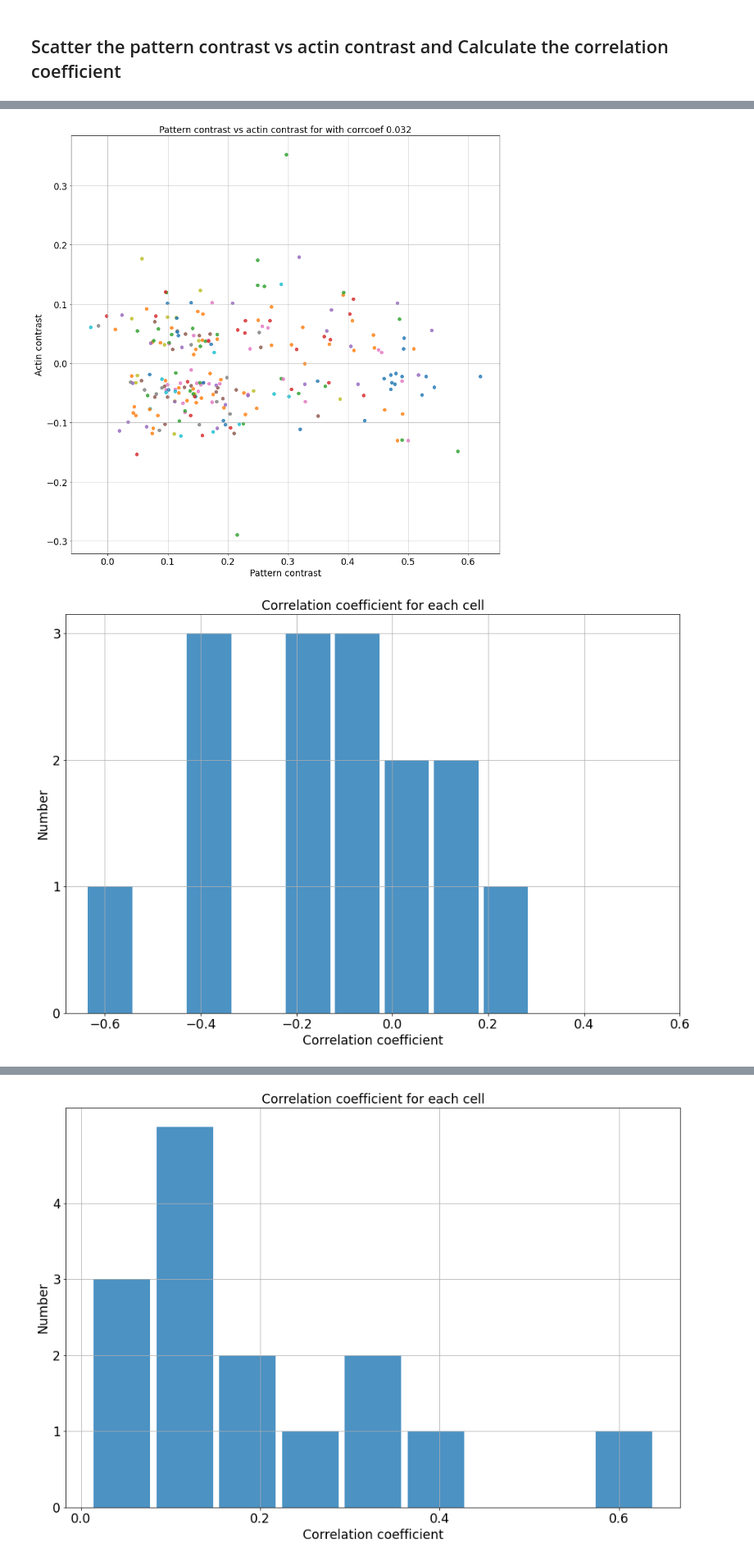
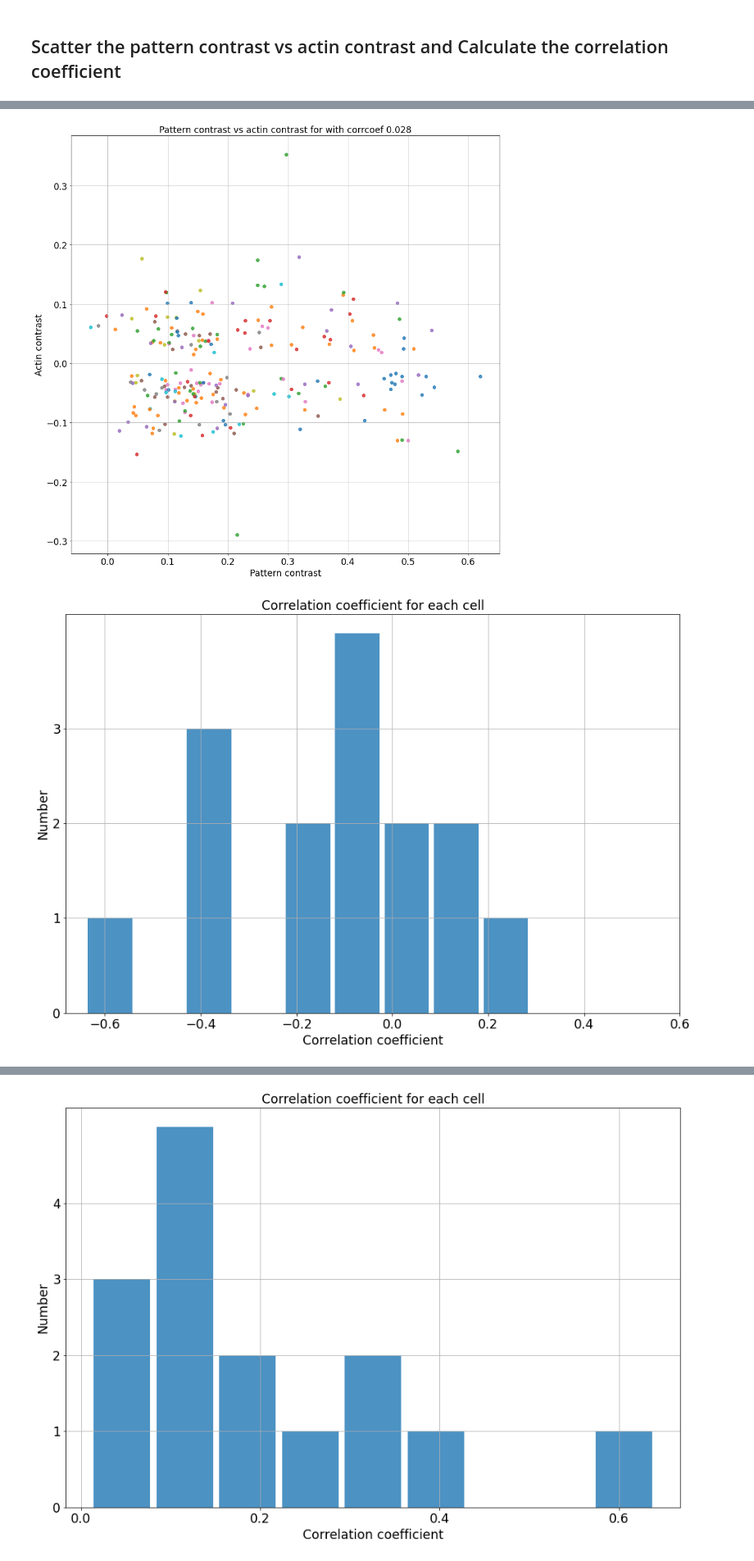
Before and after one commit to ahmed344/AI-based-detection-of-T-cell-features, a Jupyter notebook: Mini_images_classifier/Radial_profile.ipynb, the cells around one changed output, grey strips where cells are left out. Shown: that part at 82% size. Drawn from its saved outputs; the diff is of its cells as text; code cells hidden in the pictures.

Commit message:
use np.argmax()

```diff
--- a/Mini_images_classifier/Radial_profile.ipynb
+++ b/Mini_images_classifier/Radial_profile.ipynb
@@ -57,14 +68,10 @@ for cell in Cells:
         c_actin = (profile_actin[:10].max() - profile_actin[:10].min()) / (profile_actin[:10].max() + profile_actin[:10].min())
 
         # Add the sign for to the actin contrast of the cell
-        try:
-            if np.where(profile_actin == profile_actin[:10].max()) > np.where(profile_actin == profile_actin[:10].min()):
-                contrast_actin.append(-c_actin)
-            else:
-                contrast_actin.append(c_actin)
-        except:
-            print('{} actin contrast cant be computed'.format(cell))
-            contrast_actin.append(0)
+        if profile_actin[:10].argmax() > profile_actin[:10].argmin():
+            contrast_actin.append(-c_actin)
+        else:
+            contrast_actin.append(c_actin)
 
     # Pull
     contrast_pattern_pull.append(contrast_pattern)
@@ -108,14 +115,10 @@ for cell in Cells:
         c_actin = (profile_actin[:10].max() - profile_actin[:10].min()) / (profile_actin[:10].max() + profile_actin[:10].min())
 
         # Add the sign for to the actin contrast of the cell
-        try:
-            if np.where(profile_actin == profile_actin[:10].max()) > np.where(profile_actin == profile_actin[:10].min()):
-                contrast_actin.append(-c_actin)
-            else:
-                contrast_actin.append(c_actin)
-        except:
-            print('{} actin contrast cant be computed'.format(cell))
-            contrast_actin.append(0)
+        if profile_actin[:10].argmax() > profile_actin[:10].argmin():
+            contrast_actin.append(-c_actin)
+        else:
+            contrast_actin.append(c_actin)
 
     # Pull
     contrast_pattern_pull.append(contrast_pattern)
@@ -174,18 +176,18 @@ The correlation coefficient of data_20190208 cell_4_1 = -0.136
 The correlation coefficient of data_20190208 cell_18_1 = -0.011
 The correlation coefficient of data_20190208 cell_19_1 = 0.129
 The correlation coefficient of data_20190208 cell_25_1 = 0.288
 The correlation coefficient of data_20190326 cell_1_1 = -0.220
 The correlation coefficient of data_20190326 cell_1_2 = -0.039
 The correlation coefficient of data_20190326 cell_3_1 = -0.085
 The correlation coefficient of data_20190326 cell_3_2 = -0.340
 The correlation coefficient of data_20190326 cell_7_1 = 0.031
 The correlation coefficient of data_20190326 cell_7_2 = -0.641
 The correlation coefficient of data_20190326 cell_9_1 = -0.124
 The correlation coefficient of data_20190326 cell_11_1 = -0.346
 The correlation coefficient of data_20190326 cell_11_2 = -0.144
 The correlation coefficient of data_20190326 cell_12_2 = 0.178
-[figure, old version]
+[figure, new version]
-[figure, old version]
+[figure, new version]
 # %%
 Manual_accuracy = np.array([0.735, 0.703, 0.671, 0.764, 0.696,
                             0.759, 0.612, 0.684, 0.606, 0.655, 0.631, 0.593, 0.659, 0.646, 0.663])
```
Also changed, not shown: parts of 4 cells of this notebook, 1 other file.
